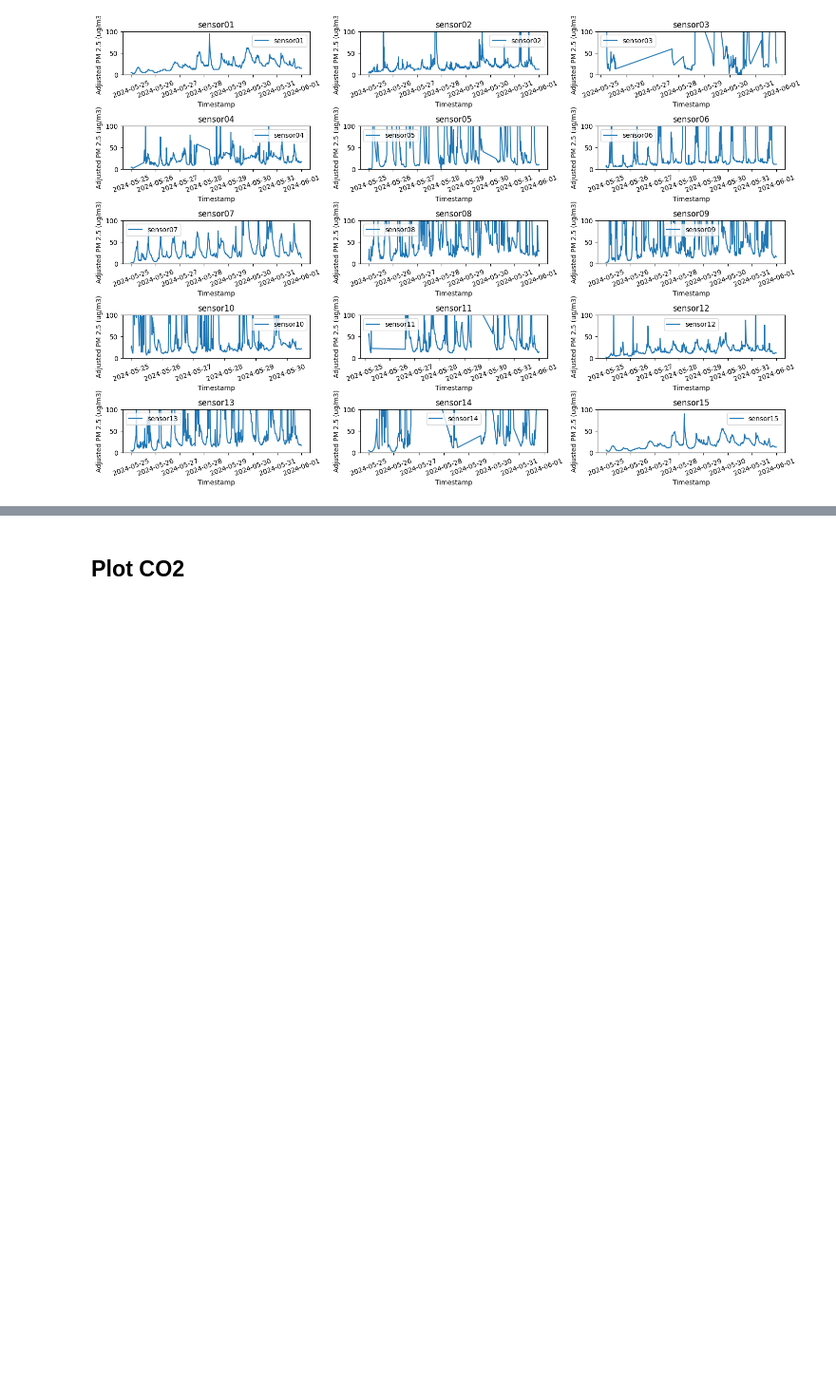
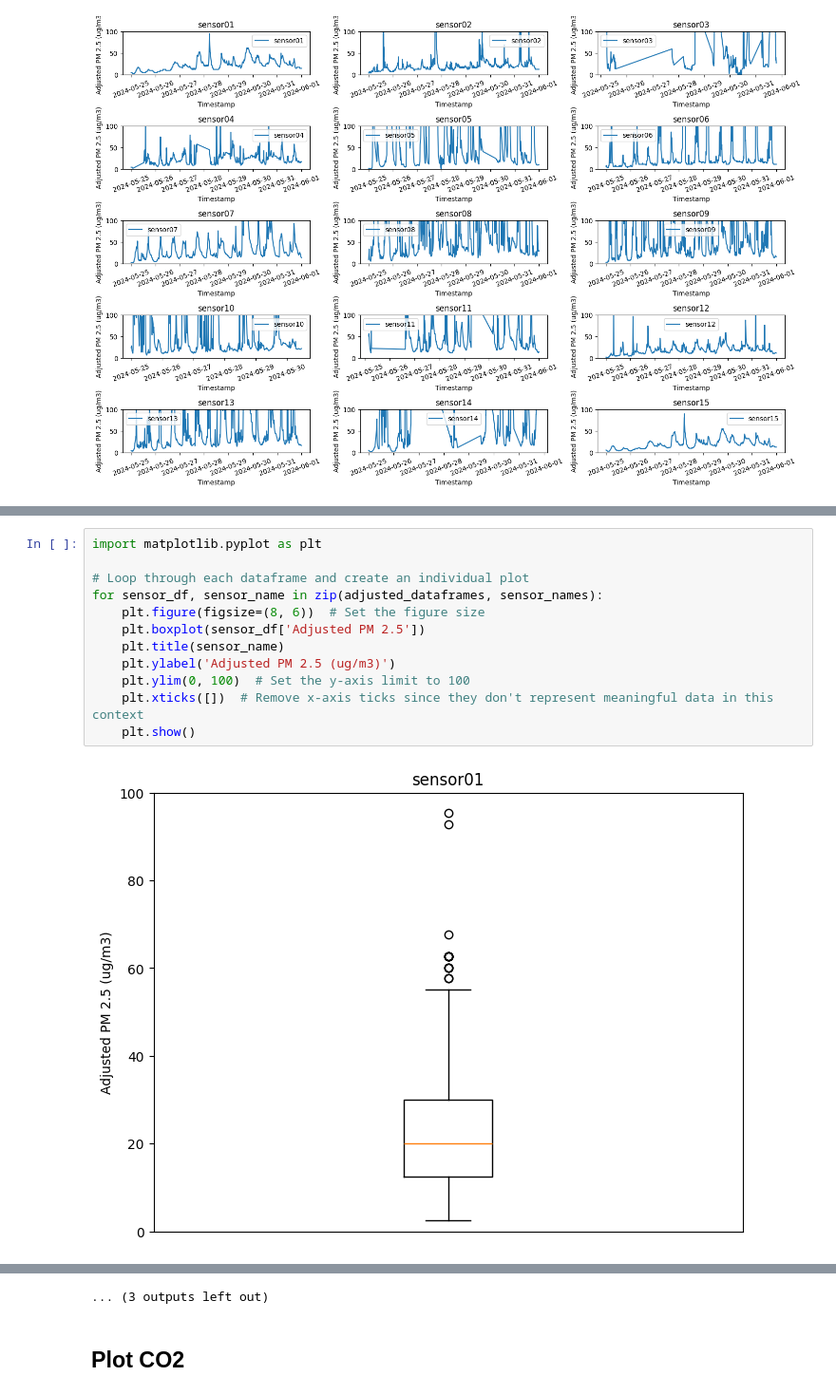
Before and after one commit to katherinetian540/Kenya-Indoor-Sensors, a Jupyter notebook: visualization.ipynb, the cells around one changed output, grey strips where cells are left out. Shown at 95% size. Saved outputs shown, nothing was run; the diff lists cells and outputs as text; blank space fills up the shorter version.

```diff
--- a/visualization.ipynb
+++ b/visualization.ipynb
@@ -136,0 +159,14 @@ plt.show()
+# %%
+import matplotlib.pyplot as plt
+
+# Loop through each dataframe and create an individual plot
+for sensor_df, sensor_name in zip(adjusted_dataframes, sensor_names):
+    plt.figure(figsize=(8, 6))  # Set the figure size
+    plt.boxplot(sensor_df['Adjusted PM 2.5'])
+    plt.title(sensor_name)
+    plt.ylabel('Adjusted PM 2.5 (ug/m3)')
+    plt.ylim(0, 100)  # Set the y-axis limit to 100
+    plt.xticks([])  # Remove x-axis ticks since they don't represent meaningful data in this context
+    plt.show()
+# %% [output]
+[figure, added]
@@ -137,2 +184,3 @@ plt.show()
+... (3 outputs left out)
 # %% [markdown]
 ## Plot CO2
```
Also changed, not shown: parts of 4 cells of this notebook, 15 other files.
